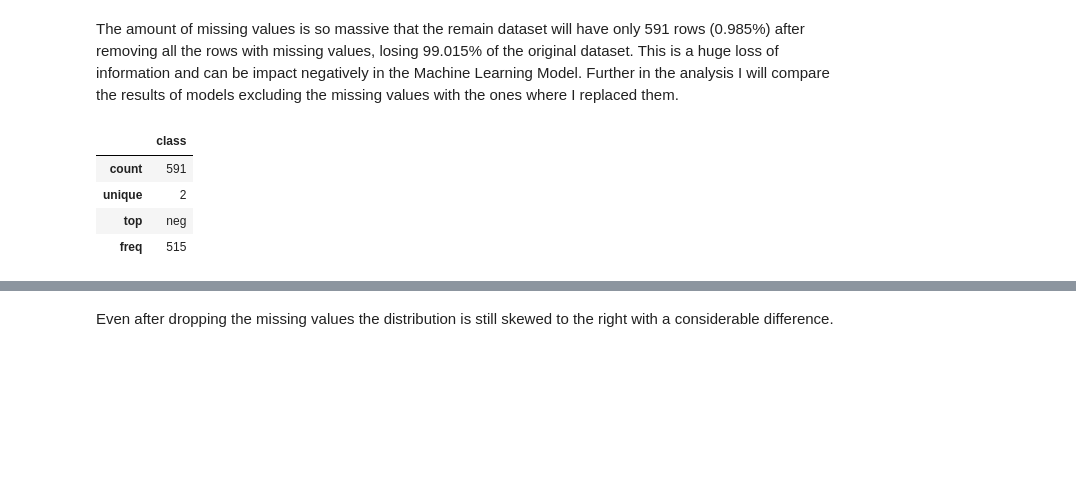
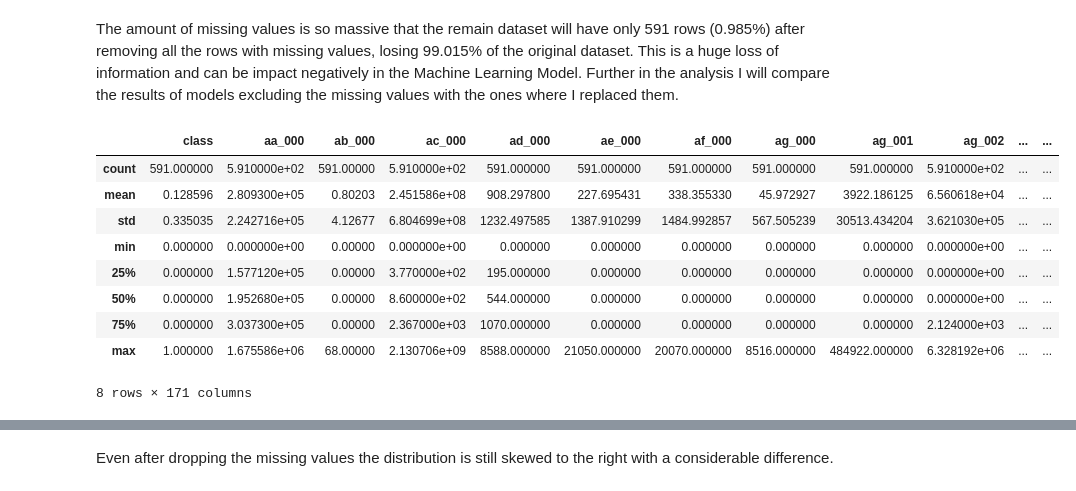
Before and after one commit to izazaka/Data, a Jupyter notebook: CA1.ipynb, the cells around one changed output, grey strips where cells are left out. Drawn from its saved outputs; the diff is of its cells as text; code cells hidden in the pictures; blank space fills up the shorter version.

```diff
--- a/CA1.ipynb
+++ b/CA1.ipynb
@@ -174,6 +176,9 @@ ca1.head()
 | 3 | neg | 12 | 0.0 | 7.000000e+01 | 66.0 | 0.0 | 10.0 | 0.0 | 0.0 | 0.0 | ... | ... |
 | 4 | neg | 60874 | NaN | 1.368000e+03 | 458.0 | 0.0 | 0.0 | 0.0 | 0.0 | 0.0 | ... | ... |
 5 rows × 171 columns
+# %%
+ca1['class'].replace('neg', 0, inplace = True)
+ca1['class'].replace('pos', 1, inplace = True)
 # %%
 ca1.isnull().sum().head(50)
 # %% [output]
@@ -394,13 +399,18 @@ ca1_d.shape
 # %% [markdown]
 The amount of missing values is so massive that the remain dataset will have only 591 rows (0.985%) after removing all the rows with missing values, losing 99.015% of the original dataset. This is a huge loss of information and can be impact negatively in the Machine Learning Model. Further in the analysis I will compare the results of models excluding the missing values with the ones where I replaced them.
 # %%
-ca1_d.describe(include = "object")
+ca1_d.describe()
 # %% [output]
-|  | class |
-| count | 591 |
-| unique | 2 |
-| top | neg |
-| freq | 515 |
+|  | class | aa_000 | ab_000 | ac_000 | ad_000 | ae_000 | af_000 | ag_000 | ag_001 | ag_002 | ... | ... |
+| count | 591.000000 | 5.910000e+02 | 591.00000 | 5.910000e+02 | 591.000000 | 591.000000 | 591.000000 | 591.000000 | 591.000000 | 5.910000e+02 | ... | ... |
+| mean | 0.128596 | 2.809300e+05 | 0.80203 | 2.451586e+08 | 908.297800 | 227.695431 | 338.355330 | 45.972927 | 3922.186125 | 6.560618e+04 | ... | ... |
+| std | 0.335035 | 2.242716e+05 | 4.12677 | 6.804699e+08 | 1232.497585 | 1387.910299 | 1484.992857 | 567.505239 | 30513.434204 | 3.621030e+05 | ... | ... |
+| min | 0.000000 | 0.000000e+00 | 0.00000 | 0.000000e+00 | 0.000000 | 0.000000 | 0.000000 | 0.000000 | 0.000000 | 0.000000e+00 | ... | ... |
+| 25% | 0.000000 | 1.577120e+05 | 0.00000 | 3.770000e+02 | 195.000000 | 0.000000 | 0.000000 | 0.000000 | 0.000000 | 0.000000e+00 | ... | ... |
+| 50% | 0.000000 | 1.952680e+05 | 0.00000 | 8.600000e+02 | 544.000000 | 0.000000 | 0.000000 | 0.000000 | 0.000000 | 0.000000e+00 | ... | ... |
+| 75% | 0.000000 | 3.037300e+05 | 0.00000 | 2.367000e+03 | 1070.000000 | 0.000000 | 0.000000 | 0.000000 | 0.000000 | 2.124000e+03 | ... | ... |
+| max | 1.000000 | 1.675586e+06 | 68.00000 | 2.130706e+09 | 8588.000000 | 21050.000000 | 20070.000000 | 8516.000000 | 484922.000000 | 6.328192e+06 | ... | ... |
+8 rows × 171 columns
 # %%
 sns.histplot(data = ca1_d, x = "class")
 # %% [output]
```
Also changed, not shown: parts of 62 cells of this notebook.
